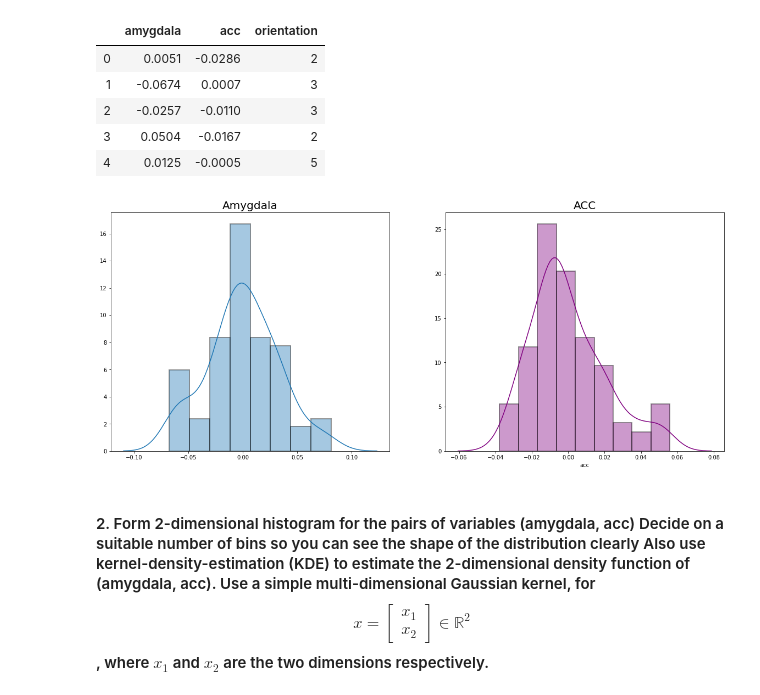
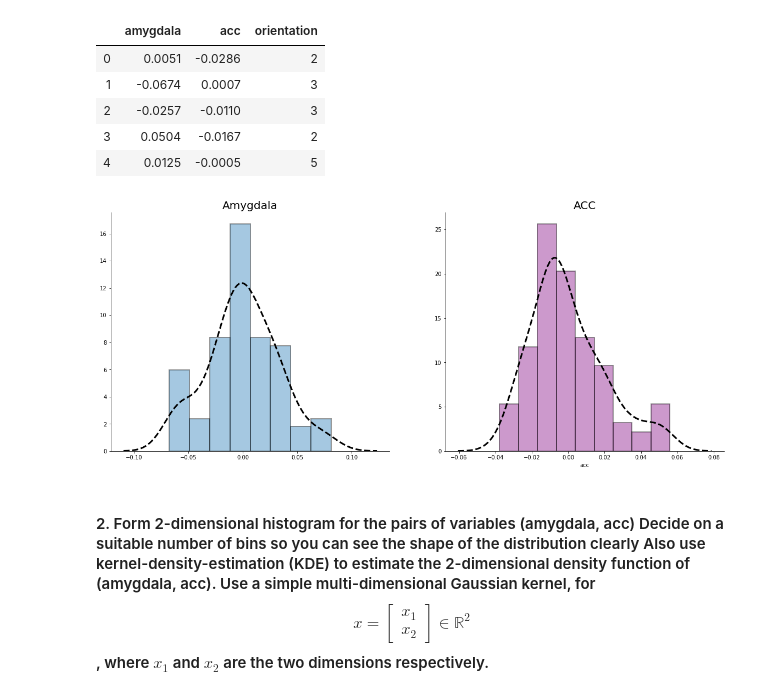
Before and after one commit to Mooseburger1/GT_MASTERS, a Jupyter notebook: Computational_Analytics/HW3/Q1/Q1.ipynb, the cells around one changed output. Drawn from its saved outputs; the diff is of its cells as text; code cells hidden in the pictures.

```diff
--- a/Computational_Analytics/HW3/Q1/Q1.ipynb
+++ b/Computational_Analytics/HW3/Q1/Q1.ipynb
@@ -42,14 +42,16 @@ data.head()
 # %%
 plt.subplots(nrows=1, ncols=2, figsize=(20,8))
 plt.subplot(121)
-sns.distplot(data.amygdala.values, hist_kws=dict(edgecolor="k", linewidth=2), kde=True)
+sns.distplot(data.amygdala.values, kde_kws=dict(ls='--', lw=3, color='k'),hist_kws=dict(edgecolor="k", linewidth=2))
 plt.title('Amygdala', fontsize=20)
 plt.subplot(122)
-sns.distplot(data.acc, color='purple', hist_kws=dict(edgecolor="k", linewidth=2))
+sns.distplot(data.acc, color='purple', kde_kws=dict(ls='--', lw=3, color='k'), hist_kws=dict(edgecolor="k", linewidth=2))
 plt.title('ACC',fontsize=20)
+sns.despine(right=True, top=True)
+plt.savefig('kde.png', bbox_layout='tight', bbox_inches='tight')
 plt.show()
 # %% [output]
-[figure, old version]
+[figure, new version]
 # %% [markdown]
 #### 2. Form 2-dimensional histogram for the pairs of variables (amygdala, acc) Decide on a suitable number of bins so you can see the shape of the distribution clearly Also use kernel-density-estimation (KDE) to estimate the 2-dimensional density function of (amygdala, acc). Use a simple multi-dimensional Gaussian kernel, for $$ x = \begin{bmatrix}x_1\\x_2\end{bmatrix} \in \mathbb{R}^2$$, where $x_1$ and $x_2$ are the two dimensions respectively. $$K(x) = \frac{1}{2\pi} e^{-\frac{(x_1)^2 + (x_2)^2}{2}}$$. Recall in this case, the kernel density estimator (KDE) for a density is given by.
 
```
Also changed, not shown: parts of 10 cells of this notebook, 15 other files.
